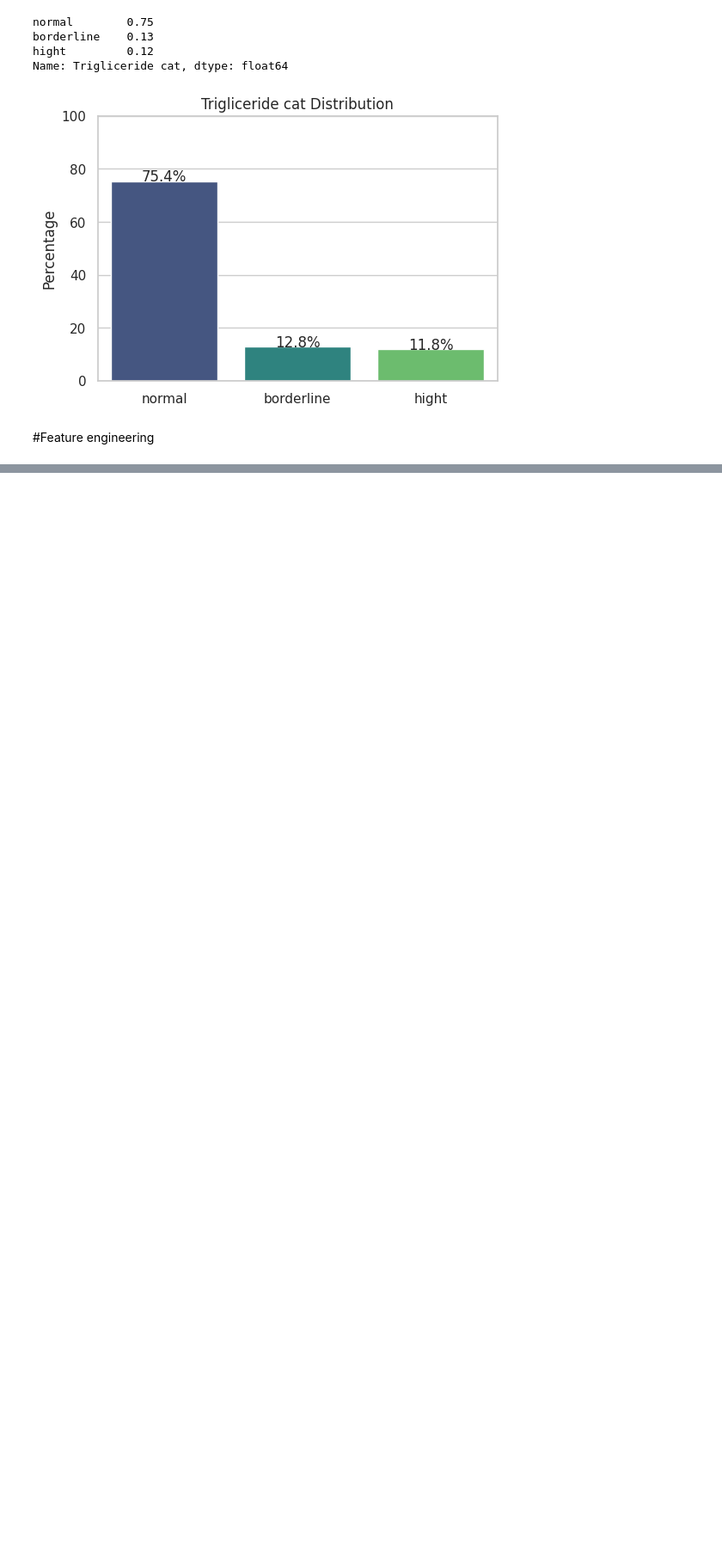
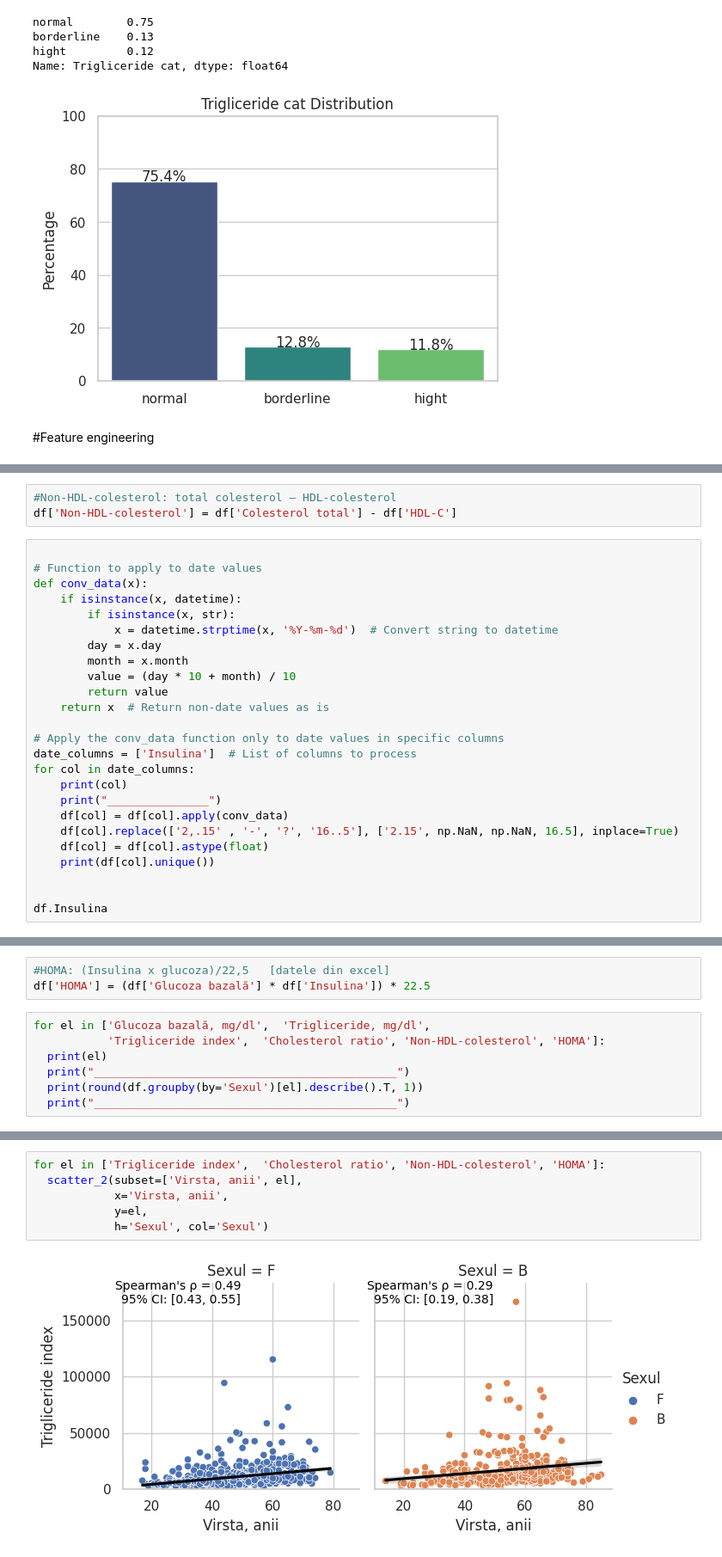
Before and after one commit to arnautoleg/Endocrinology, a Jupyter notebook: DZ_Endocrinolologie.ipynb, the cells around one changed output, grey strips where cells are left out. Shown at 86% size. Cells and saved outputs as stored; diff of their text form; blank space fills up the shorter version.

```diff
--- a/DZ_Endocrinolologie.ipynb
+++ b/DZ_Endocrinolologie.ipynb
@@ -1052,0 +1052,28 @@ df.Insulina.isna().sum()
+# %%
+#Non-HDL-colesterol: total colesterol – HDL-colesterol
+df['Non-HDL-colesterol'] = df['Colesterol total'] - df['HDL-C']
+# %%
+
+# Function to apply to date values
+def conv_data(x):
+    if isinstance(x, datetime):
+        if isinstance(x, str):
+            x = datetime.strptime(x, '%Y-%m-%d')  # Convert string to datetime
+        day = x.day
+        month = x.month
+        value = (day * 10 + month) / 10
+        return value
+    return x  # Return non-date values as is
+
+# Apply the conv_data function only to date values in specific columns
+date_columns = ['Insulina']  # List of columns to process
+for col in date_columns:
+    print(col)
+    print("_______________")
+    df[col] = df[col].apply(conv_data)
+    df[col].replace(['2,.15' , '-', '?', '16..5'], ['2.15', np.NaN, np.NaN, 16.5], inplace=True)
+    df[col] = df[col].astype(float)
+    print(df[col].unique())
+
+
+df.Insulina
@@ -1052,0 +1110,10 @@ df.Insulina.isna().sum()
+# %%
+#HOMA: (Insulina x glucoza)/22,5   [datele din excel]
+df['HOMA'] = (df['Glucoza bazală'] * df['Insulina']) * 22.5
+# %%
+for el in ['Glucoza bazală, mg/dl',  'Trigliceride, mg/dl',
+           'Trigliceride index',  'Cholesterol ratio', 'Non-HDL-colesterol', 'HOMA']:
+  print(el)
+  print("_____________________________________________")
+  print(round(df.groupby(by='Sexul')[el].describe().T, 1))
+  print("_____________________________________________")
@@ -1052,0 +1146,8 @@ df.Insulina.isna().sum()
+# %%
+for el in ['Trigliceride index',  'Cholesterol ratio', 'Non-HDL-colesterol', 'HOMA']:
+  scatter_2(subset=['Virsta, anii', el],
+            x='Virsta, anii',
+            y=el,
+            h='Sexul', col='Sexul')
+# %% [output]
+[figure, added]
```
Also changed, not shown: parts of 34 cells of this notebook.
